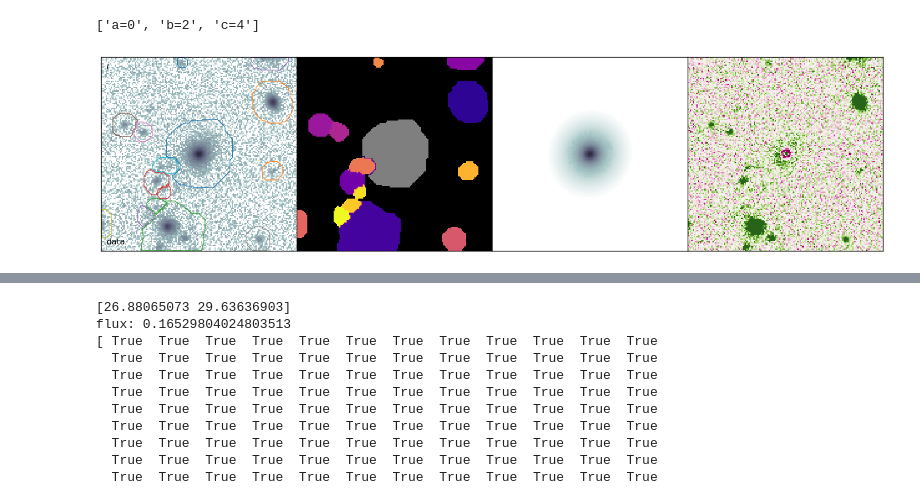
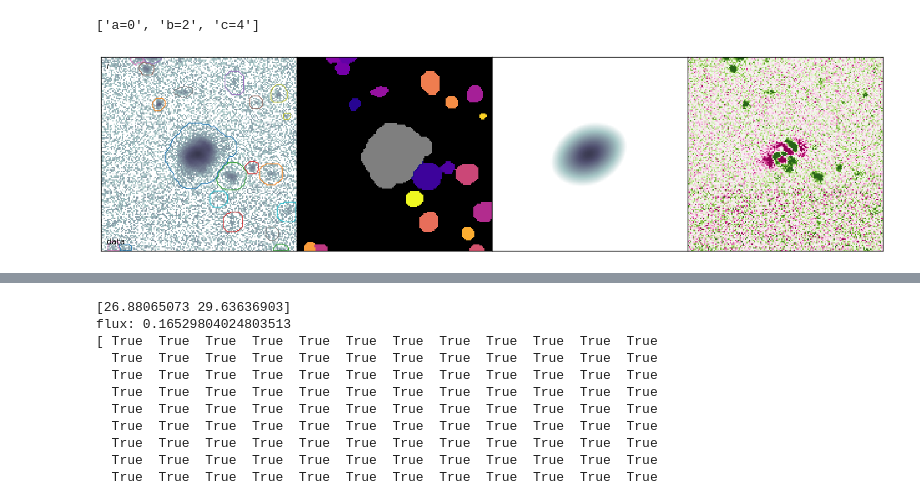
Before and after one commit to cbottrell/hsc_profit, a Jupyter notebook: virgotng_profit.ipynb, the cells around one changed output, grey strips where cells are left out. Drawn from its saved outputs; the diff is of its cells as text; code cells hidden in the pictures.

```diff
--- a/virgotng_profit.ipynb
+++ b/virgotng_profit.ipynb
@@ -497,8 +497,8 @@ from matplotlib import cm
 universe = 'IllustrisTNG'
 simulation = 'TNG50-1'
 snapnum=91
-subfindid=838925
-camera='v1'
+subfindid=732391
+camera='v2'
 band='i'
 
 virgotng_path = f'{scratch_path}/Simulations/virgotng'
@@ -559,34 +559,34 @@ morph.plot_segim_contours(axes[0],segim)
 axes[1].imshow(
     segim_1, origin='lower', cmap=cmap_1, aspect='auto'
 )
 axes[1].imshow(
     segim_2, origin='lower', cmap=cmap_2, vmin=0, vmax=1, aspect='auto'
 )
 axes[2].imshow(
     22.5-2.5*np.log10(model/0.167**2), aspect='auto', vmin=18, vmax=30,
     origin='lower',cmap='bone',interpolation='None'
 )
 axes[3].imshow(
     residual, origin='lower', vmin=-3*sky_rms, vmax=3*sky_rms,
     cmap='PiYG',interpolation='None',aspect='auto'
 )
 
 axarr[0].text(
     0.025,0.025,f'data',transform=axarr[0].transAxes,
     ha='left',va='bottom', fontsize=12
 )
 # axarr[10].text(
 #     0.025,0.025,f'models',transform=axarr[10].transAxes,
 #     ha='left',va='bottom', fontsize=12
 # )
 # axarr[15].text(
 #     0.025,0.025,f'residuals',transform=axarr[15].transAxes,
 #     ha='left',va='bottom', fontsize=12
 # )
 
 fig.savefig('./test.pdf',bbox_inches='tight')
 # %% [output]
-[figure, old version]
+[figure, new version]
 # %%
 from astropy.io import fits
 from astropy.cosmology import Planck15 as cosmo
```
Also changed, not shown: parts of 2 cells of this notebook, 1 other file.
